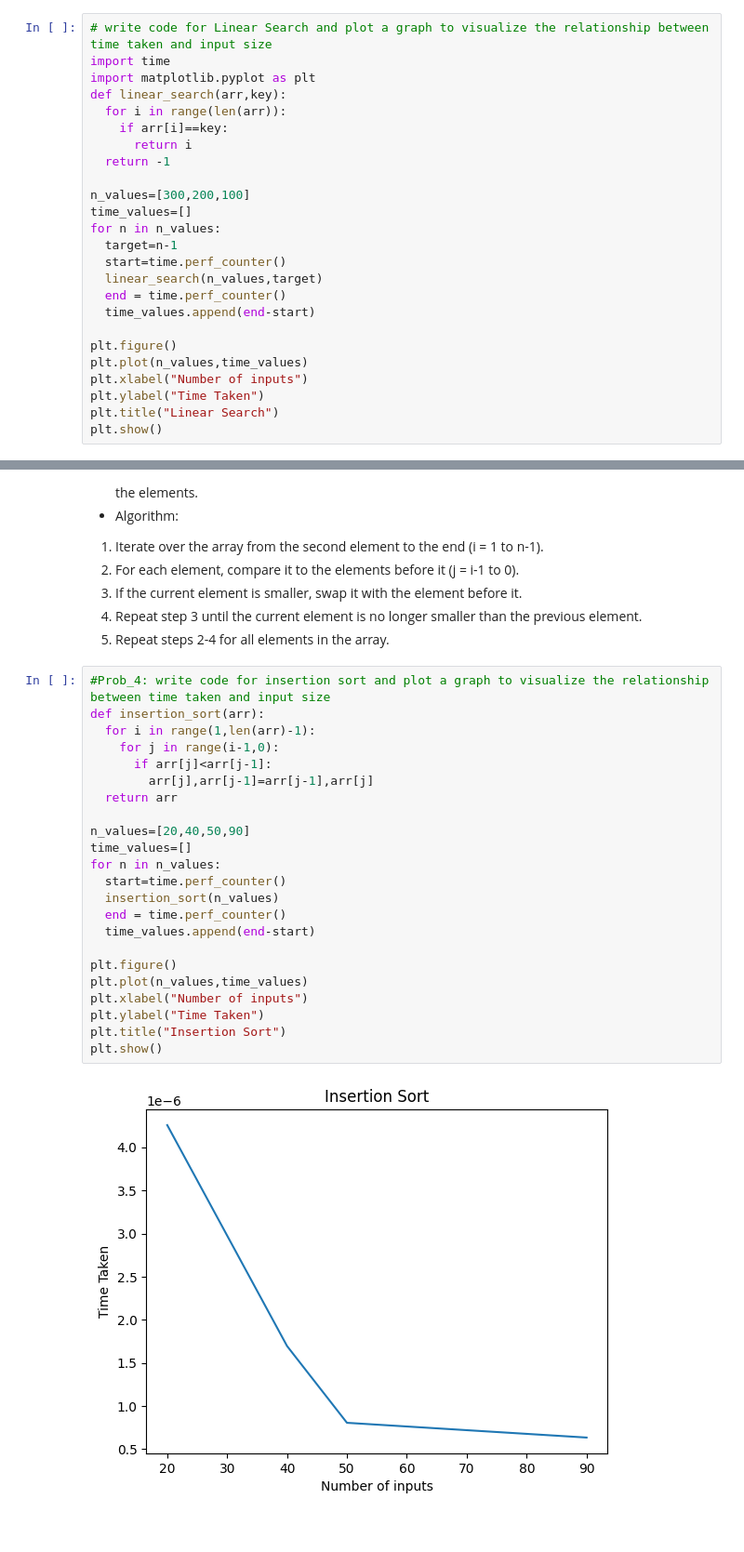
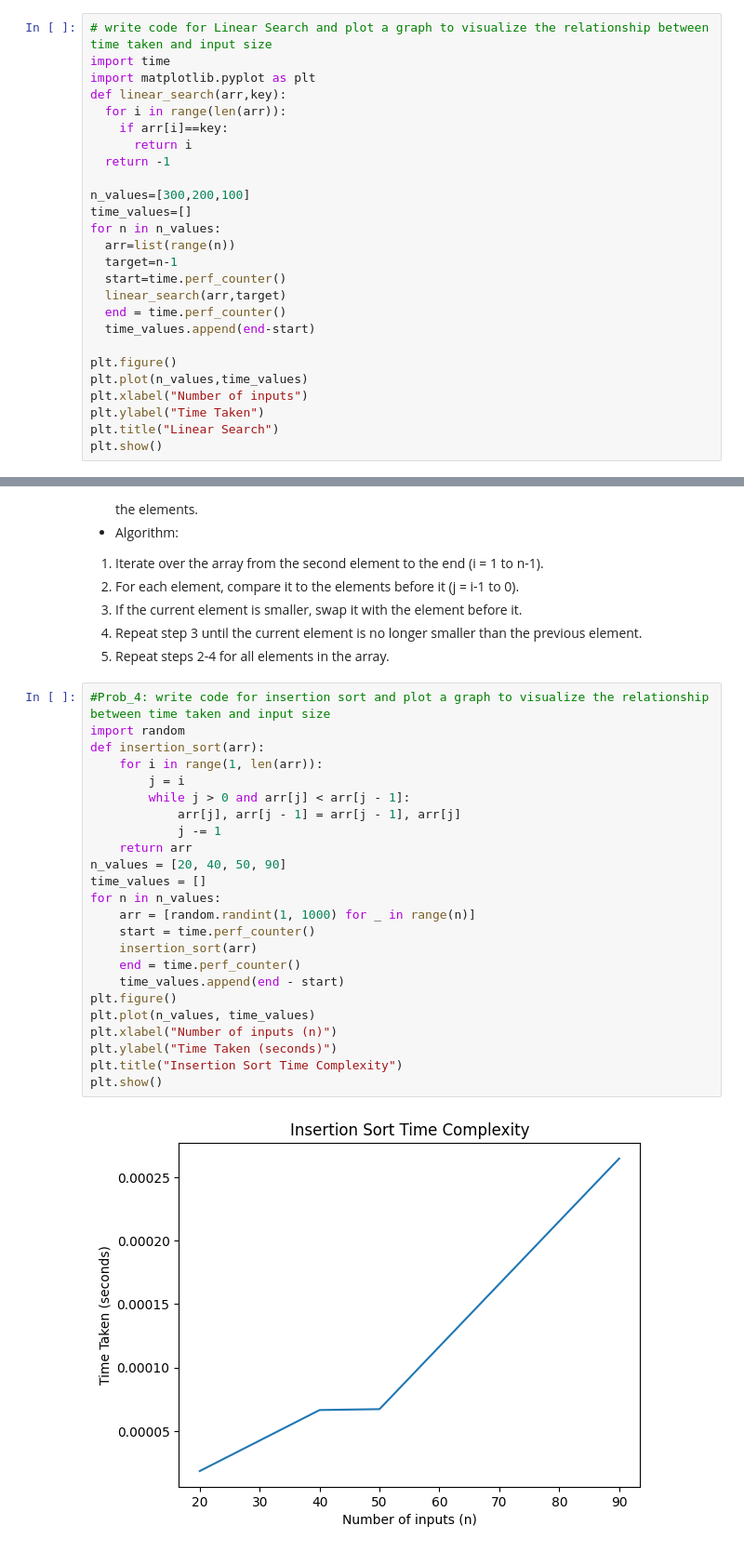
Before and after one commit to Harshitd1/algoAndProblemSolving, a Jupyter notebook: lab_4.ipynb, the cells around one changed output, grey strips where cells are left out. Shown: that part at 93% size. Saved outputs shown, nothing was run; the diff lists cells and outputs as text.

```diff
--- a/lab_4.ipynb
+++ b/lab_4.ipynb
@@ -26,9 +26,10 @@ def linear_search(arr,key):
 n_values=[300,200,100]
 time_values=[]
 for n in n_values:
+  arr=list(range(n))
   target=n-1
   start=time.perf_counter()
-  linear_search(n_values,target)
+  linear_search(arr,target)
   end = time.perf_counter()
   time_values.append(end-start)
 
@@ -122,26 +117,27 @@ Sort a given set of elements using the Insertion sort and determine the time req
 5. Repeat steps 2-4 for all elements in the array.
 # %%
 #Prob_4: write code for insertion sort and plot a graph to visualize the relationship between time taken and input size
+import random
 def insertion_sort(arr):
-  for i in range(1,len(arr)-1):
-    for j in range(i-1,0):
-      if arr[j]<arr[j-1]:
-        arr[j],arr[j-1]=arr[j-1],arr[j]
-  return arr
-
-n_values=[20,40,50,90]
-time_values=[]
+    for i in range(1, len(arr)):
+        j = i
+        while j > 0 and arr[j] < arr[j - 1]:
+            arr[j], arr[j - 1] = arr[j - 1], arr[j]
+            j -= 1
+    return arr
+n_values = [20, 40, 50, 90]
+time_values = []
 for n in n_values:
-  start=time.perf_counter()
-  insertion_sort(n_values)
-  end = time.perf_counter()
-  time_values.append(end-start)
-
+    arr = [random.randint(1, 1000) for _ in range(n)]
+    start = time.perf_counter()
+    insertion_sort(arr)
+    end = time.perf_counter()
+    time_values.append(end - start)
 plt.figure()
-plt.plot(n_values,time_values)
-plt.xlabel("Number of inputs")
-plt.ylabel("Time Taken")
-plt.title("Insertion Sort")
+plt.plot(n_values, time_values)
+plt.xlabel("Number of inputs (n)")
+plt.ylabel("Time Taken (seconds)")
+plt.title("Insertion Sort Time Complexity")
 plt.show()
 # %% [output]
-[figure, old version]
+[figure, new version]
```
Also changed, not shown: parts of 4 cells of this notebook.
